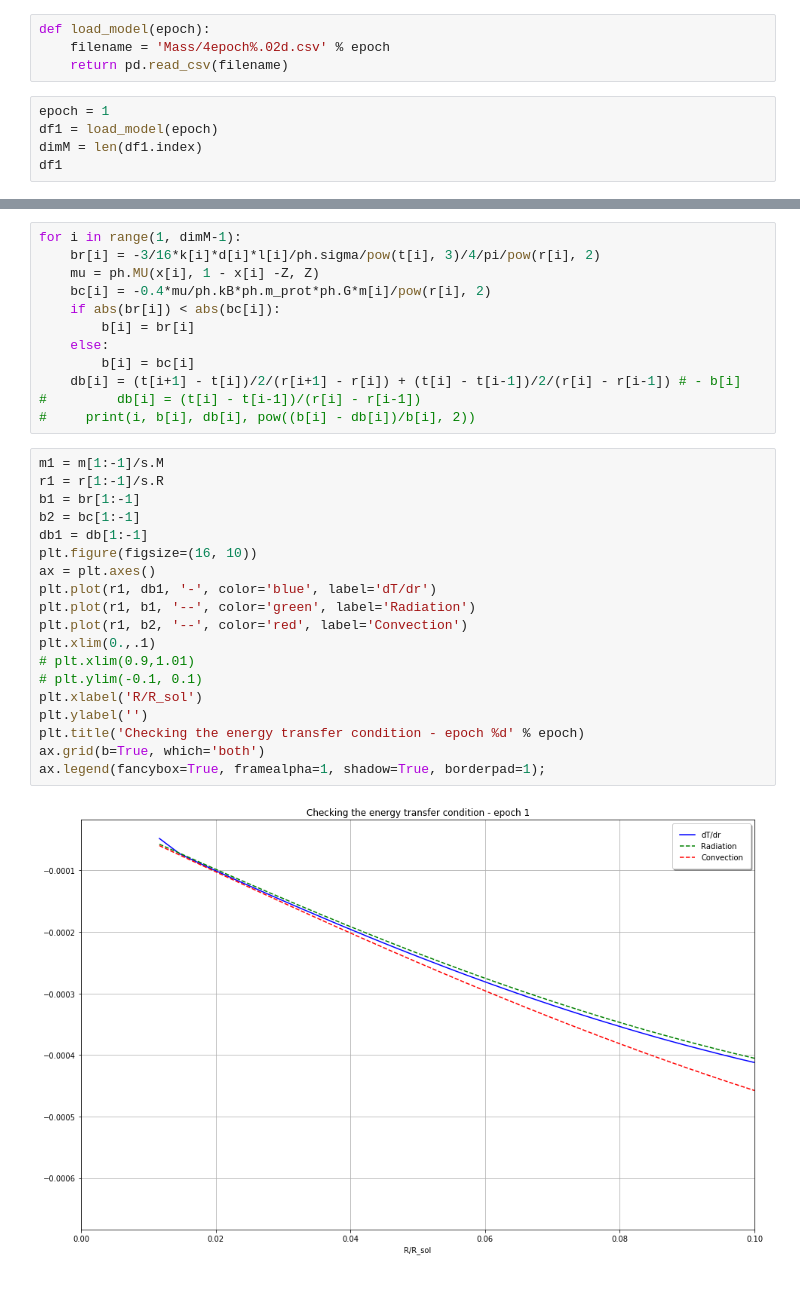
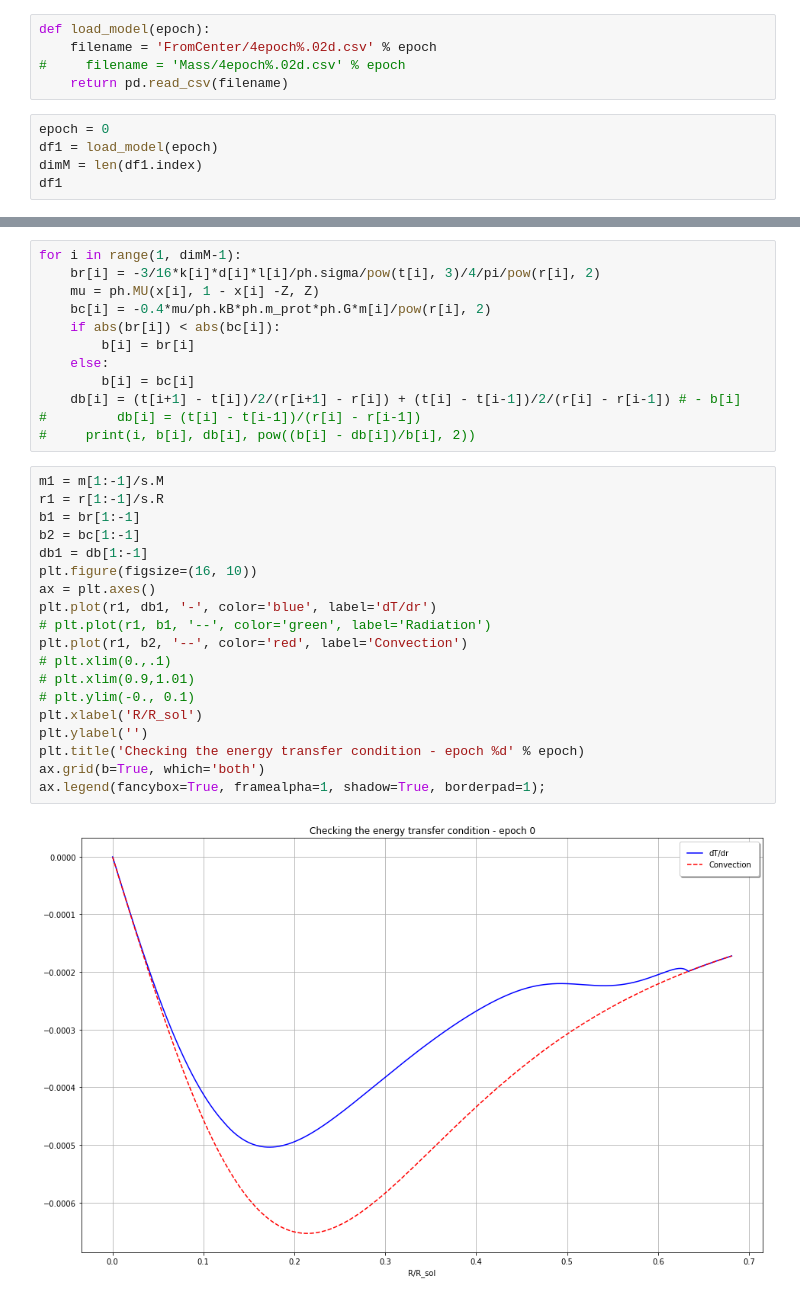
Before and after one commit to boangri/StarModels, a Jupyter notebook: CheckModel.ipynb, the cells around one changed output, grey strips where cells are left out. Drawn from its saved outputs; the diff is of its cells as text.

```diff
--- a/CheckModel.ipynb
+++ b/CheckModel.ipynb
@@ -27,10 +27,11 @@ pi = math.pi
 Z = s.Z
 # %%
 def load_model(epoch):
-    filename = 'Mass/4epoch%.02d.csv' % epoch
+    filename = 'FromCenter/4epoch%.02d.csv' % epoch
+#     filename = 'Mass/4epoch%.02d.csv' % epoch
     return pd.read_csv(filename)
 # %%
-epoch = 1
+epoch = 0
 df1 = load_model(epoch)
 dimM = len(df1.index)
 df1
@@ -112,24 +113,24 @@ for i in range(1, dimM-1):
 # %%
 m1 = m[1:-1]/s.M
 r1 = r[1:-1]/s.R
 b1 = br[1:-1]
 b2 = bc[1:-1]
 db1 = db[1:-1]
 plt.figure(figsize=(16, 10))
 ax = plt.axes()
 plt.plot(r1, db1, '-', color='blue', label='dT/dr')
-plt.plot(r1, b1, '--', color='green', label='Radiation')
+# plt.plot(r1, b1, '--', color='green', label='Radiation')
 plt.plot(r1, b2, '--', color='red', label='Convection')
-plt.xlim(0.,.1)
+# plt.xlim(0.,.1)
 # plt.xlim(0.9,1.01)
-# plt.ylim(-0.1, 0.1)
+# plt.ylim(-0., 0.1)
 plt.xlabel('R/R_sol')
 plt.ylabel('')
 plt.title('Checking the energy transfer condition - epoch %d' % epoch)
 ax.grid(b=True, which='both')
 ax.legend(fancybox=True, framealpha=1, shadow=True, borderpad=1);
 # %% [output]
-[figure, old version]
+[figure, new version]
 # %%
 sa = 0
 sb = 0
```
Also changed, not shown: parts of 5 cells of this notebook, 2 other files.
